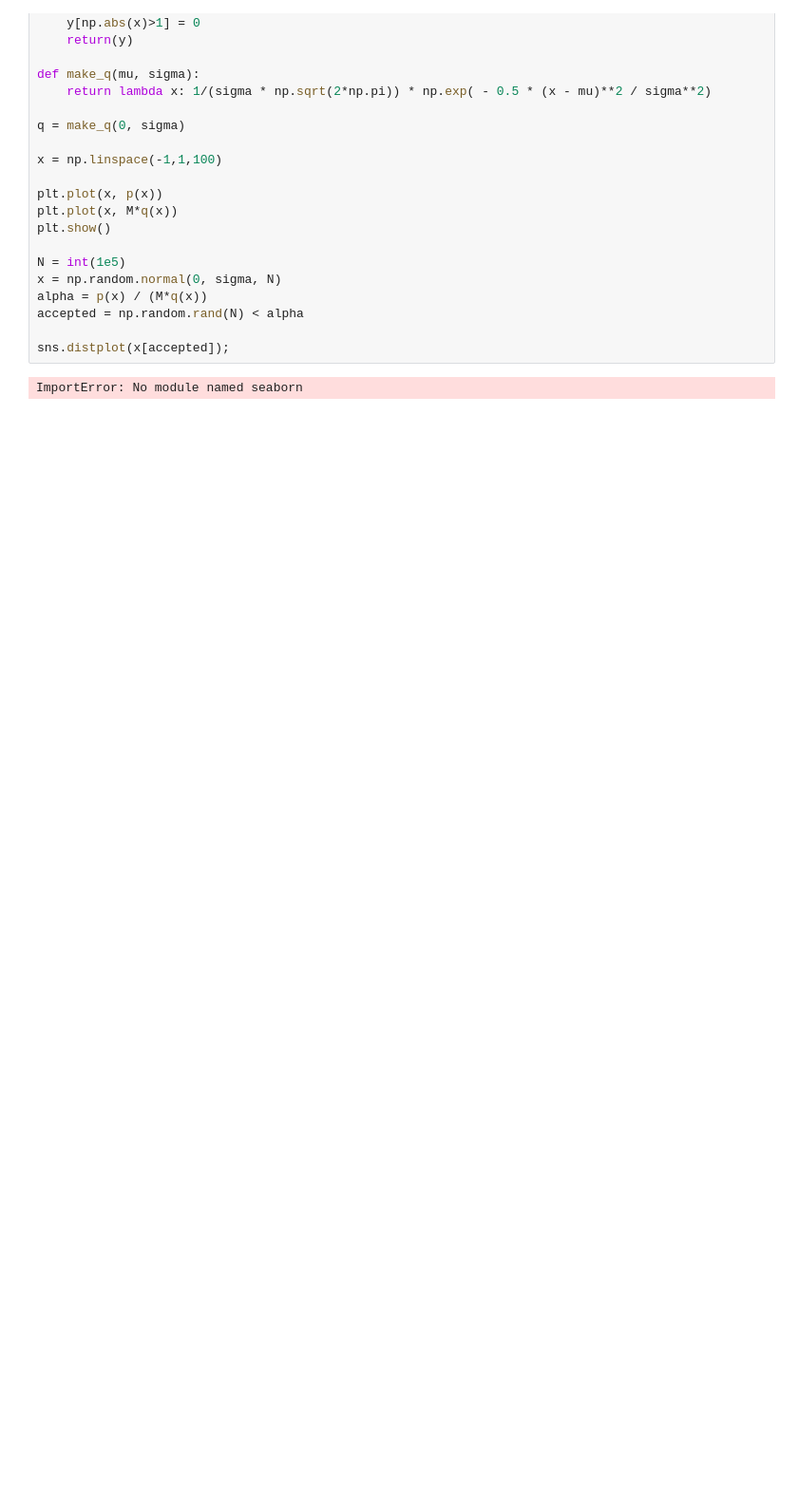
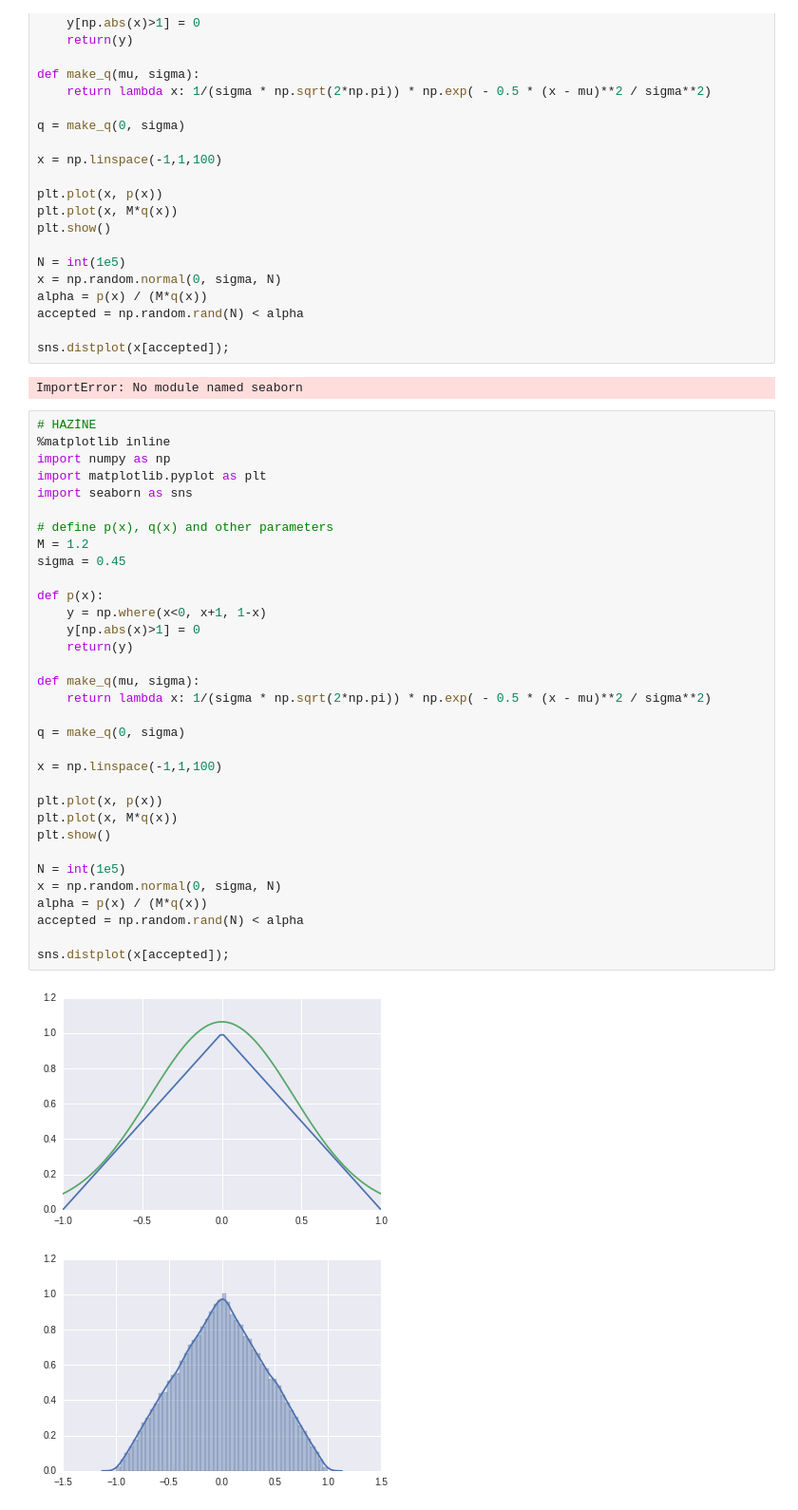
Before and after one commit to trend885/hello-world, a Jupyter notebook: Untitled1.ipynb, the cells around one changed output. Shown at 95% size. Cells and saved outputs as stored; diff of their text form; blank space fills up the shorter version.

```diff
--- a/Untitled1.ipynb
+++ b/Untitled1.ipynb
@@ -32,3 +32,39 @@ accepted = np.random.rand(N) < alpha
 sns.distplot(x[accepted]);
 # %% [output]
 ImportError: No module named seaborn
+# %%
+# HAZİNE
+%matplotlib inline
+import numpy as np
+import matplotlib.pyplot as plt
+import seaborn as sns
+
+# define p(x), q(x) and other parameters
+M = 1.2
+sigma = 0.45
+
+def p(x):
+    y = np.where(x<0, x+1, 1-x)
+    y[np.abs(x)>1] = 0
+    return(y)
+
+def make_q(mu, sigma):
+    return lambda x: 1/(sigma * np.sqrt(2*np.pi)) * np.exp( - 0.5 * (x - mu)**2 / sigma**2)
+
+q = make_q(0, sigma)
+
+x = np.linspace(-1,1,100)
+
+plt.plot(x, p(x))
+plt.plot(x, M*q(x))
+plt.show()
+
+N = int(1e5)
+x = np.random.normal(0, sigma, N)
+alpha = p(x) / (M*q(x))
+accepted = np.random.rand(N) < alpha
+
+sns.distplot(x[accepted]);
+# %% [output]
+[figure, added]
+[figure, added]
```
